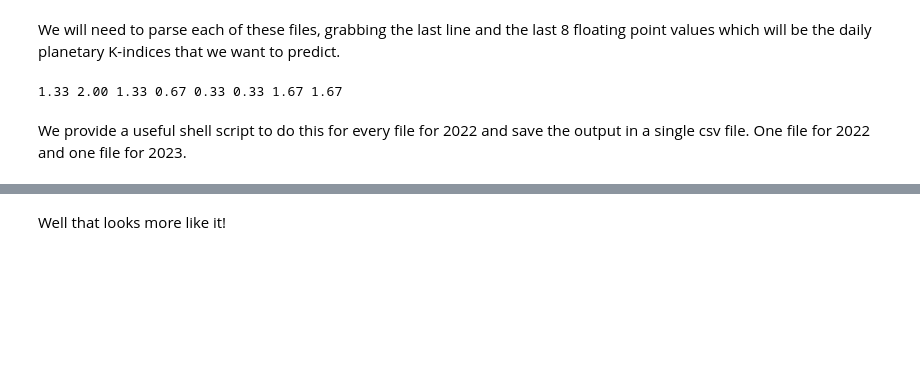
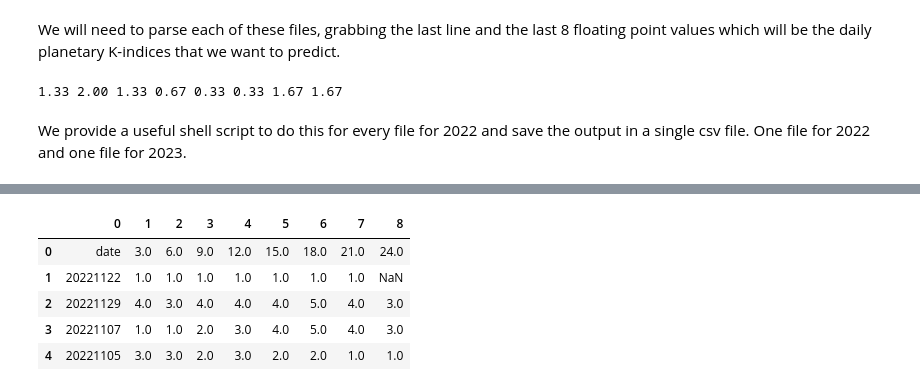
Before and after one commit to edubergeek/dscovrmatic, a Jupyter notebook: dscovrmatic_explore.ipynb, the cells around one changed output, grey strips where cells are left out. Drawn from its saved outputs; the diff is of its cells as text; code cells hidden in the pictures; blank space fills up the shorter version.

```diff
--- a/dscovrmatic_explore.ipynb
+++ b/dscovrmatic_explore.ipynb
@@ -348,2 +178,0 @@ fig.legend([d_bx, w_bx], ['DSCOVR', 'WIND'], loc='upper right')
-# %% [markdown]
-Well that looks more like it!
@@ -349,0 +181,9 @@ Well that looks more like it!
+# %%
+kp_df.head()
+# %% [output]
+|  | 0 | 1 | 2 | 3 | 4 | 5 | 6 | 7 | 8 |
+| 0 | date | 3.0 | 6.0 | 9.0 | 12.0 | 15.0 | 18.0 | 21.0 | 24.0 |
+| 1 | 20221122 | 1.0 | 1.0 | 1.0 | 1.0 | 1.0 | 1.0 | 1.0 | NaN |
+| 2 | 20221129 | 4.0 | 3.0 | 4.0 | 4.0 | 4.0 | 5.0 | 4.0 | 3.0 |
+| 3 | 20221107 | 1.0 | 1.0 | 2.0 | 3.0 | 4.0 | 5.0 | 4.0 | 3.0 |
+| 4 | 20221105 | 3.0 | 3.0 | 2.0 | 3.0 | 2.0 | 2.0 | 1.0 | 1.0 |
```
Also changed, not shown: parts of 19 cells of this notebook.
